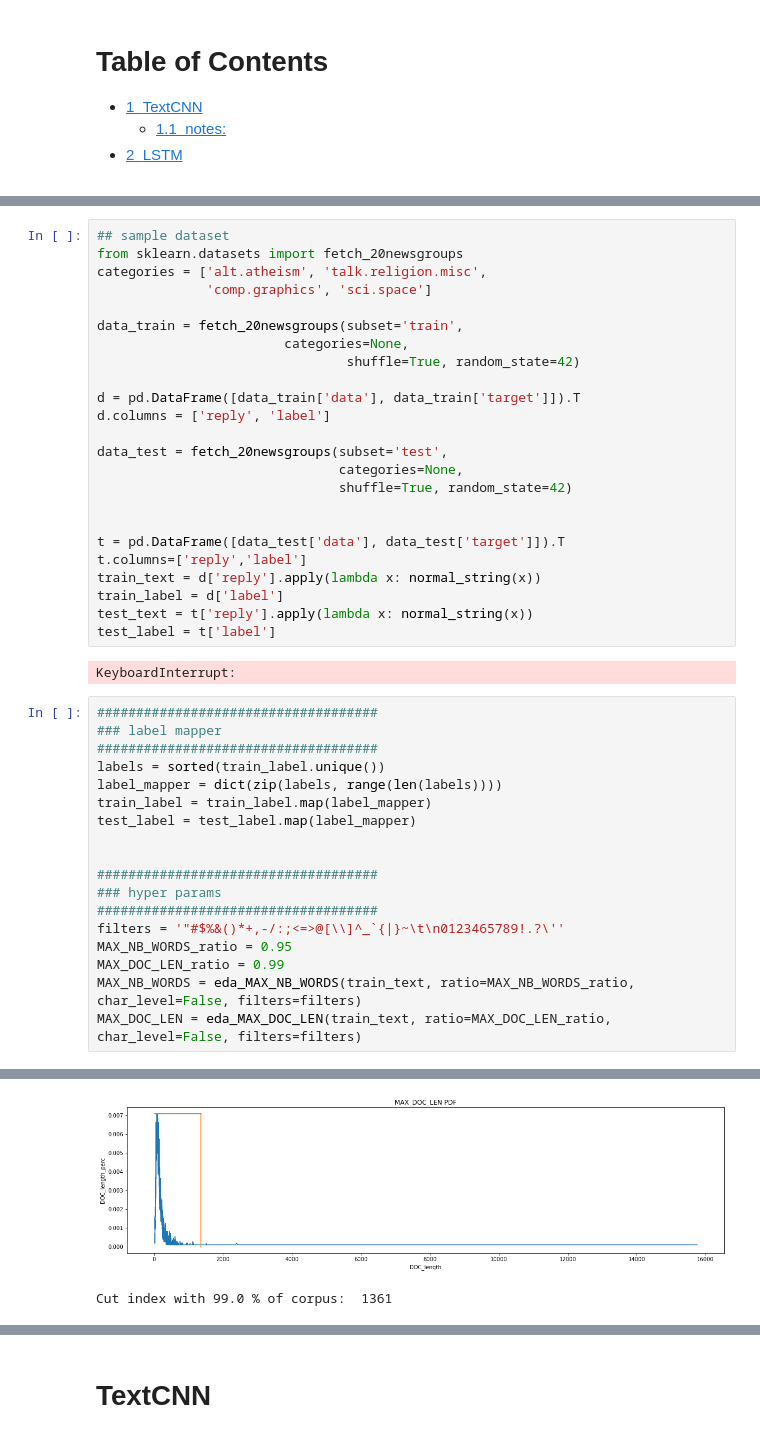
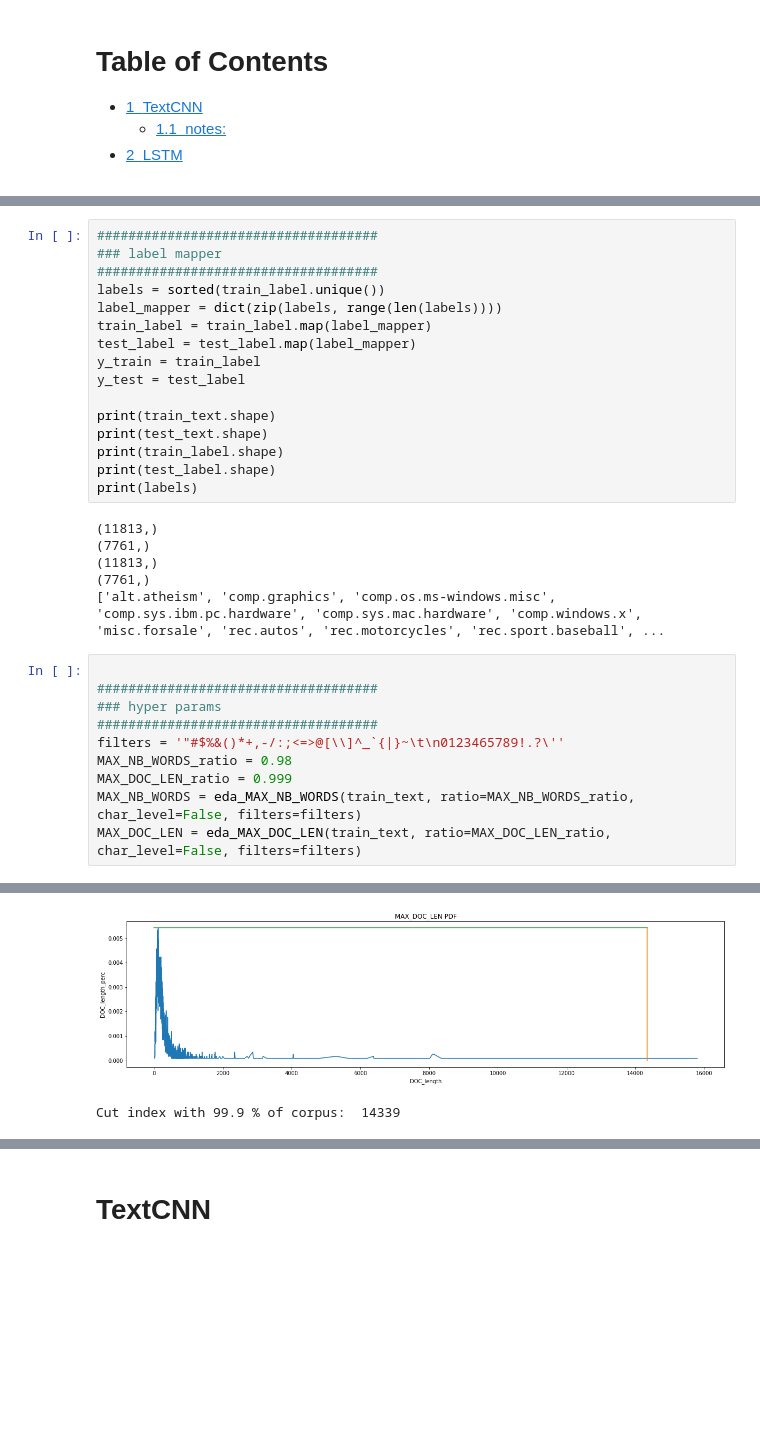
Before and after one commit to InscribeDeeper/Text-Classification, a Jupyter notebook: code/NN_based_models_v4.ipynb, the cells around one changed output, grey strips where cells are left out. Cells and saved outputs as stored; diff of their text form; blank space fills up the shorter version.

```diff
--- a/code/NN_based_models_v4.ipynb
+++ b/code/NN_based_models_v4.ipynb
@@ -105,45 +69,33 @@ def normal_string(x):
-# %%
-## sample dataset
-from sklearn.datasets import fetch_20newsgroups
-categories = ['alt.atheism', 'talk.religion.misc',
-              'comp.graphics', 'sci.space']
-
-data_train = fetch_20newsgroups(subset='train',
-                        categories=None,
-                                shuffle=True, random_state=42)
-
-d = pd.DataFrame([data_train['data'], data_train['target']]).T
-d.columns = ['reply', 'label']
-
-data_test = fetch_20newsgroups(subset='test',
-                               categories=None,
-                               shuffle=True, random_state=42)
-
-
-t = pd.DataFrame([data_test['data'], data_test['target']]).T
-t.columns=['reply','label']
-train_text = d['reply'].apply(lambda x: normal_string(x))
-train_label = d['label']
-test_text = t['reply'].apply(lambda x: normal_string(x))
-test_label = t['label']
-# %% [output]
-KeyboardInterrupt:
+# %%
+####################################
+### label mapper
+####################################
+labels = sorted(train_label.unique())
+label_mapper = dict(zip(labels, range(len(labels))))
+train_label = train_label.map(label_mapper)
+test_label = test_label.map(label_mapper)
+y_train = train_label
+y_test = test_label
+
+print(train_text.shape)
+print(test_text.shape)
+print(train_label.shape)
+print(test_label.shape)
+print(labels)
+# %% [output]
+(11813,)
+(7761,)
+(11813,)
+(7761,)
+['alt.atheism', 'comp.graphics', 'comp.os.ms-windows.misc', 'comp.sys.ibm.pc.hardware', 'comp.sys.mac.hardware', 'comp.windows.x', 'misc.forsale', 'rec.autos', 'rec.motorcycles', 'rec.sport.baseball', ...
 # %%
-####################################
-### label mapper
-####################################
-labels = sorted(train_label.unique())
-label_mapper = dict(zip(labels, range(len(labels))))
-train_label = train_label.map(label_mapper)
-test_label = test_label.map(label_mapper)
-
 
 ####################################
 ### hyper params
 ####################################
 filters = '"#$%&()*+,-/:;<=>@[\\]^_`{|}~\t\n0123465789!.?\''
-MAX_NB_WORDS_ratio = 0.95
-MAX_DOC_LEN_ratio = 0.99
+MAX_NB_WORDS_ratio = 0.98
+MAX_DOC_LEN_ratio = 0.999
 MAX_NB_WORDS = eda_MAX_NB_WORDS(train_text, ratio=MAX_NB_WORDS_ratio, char_level=False, filters=filters)
 MAX_DOC_LEN = eda_MAX_DOC_LEN(train_text, ratio=MAX_DOC_LEN_ratio, char_level=False, filters=filters)
 # %% [output]
@@ -170,2 +122,2 @@ Cut index with 95.0 % of corpus:  24906
-[figure, old version]
+[figure, new version]
-Cut index with 99.0 % of corpus:  1361
+Cut index with 99.9 % of corpus:  14339
```
Also changed, not shown: parts of 14 cells of this notebook, 25 other files.
